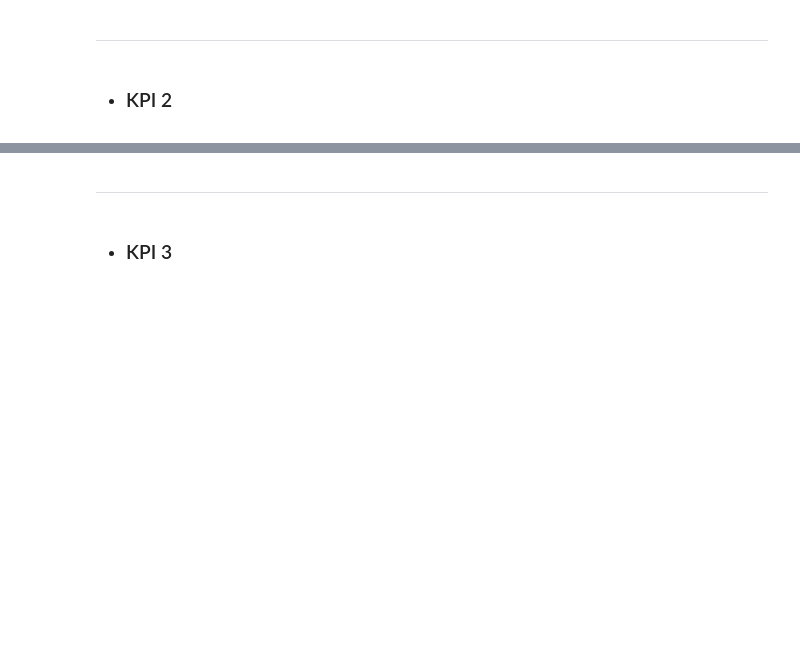
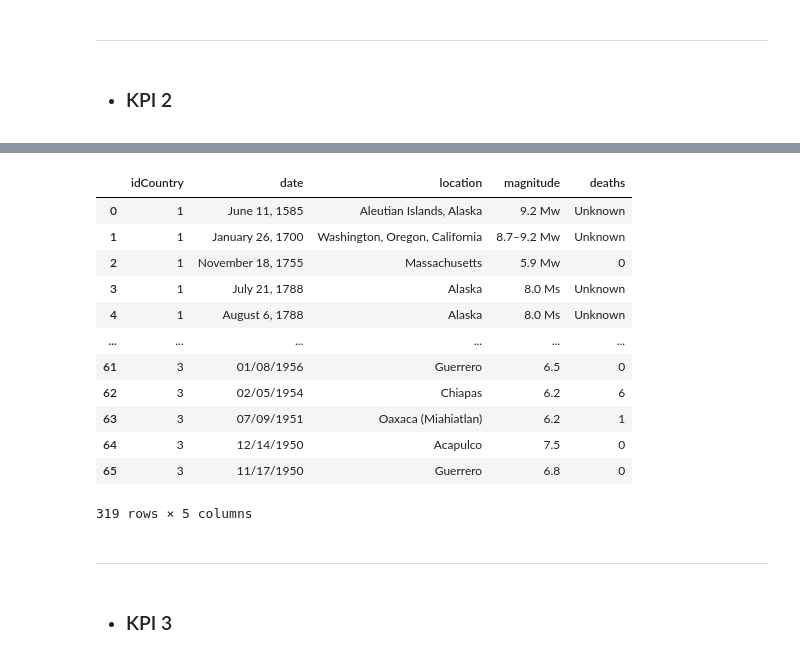
Before and after one commit to ReneRamosTrvn/alertas_sismicas, a Jupyter notebook: ETL.ipynb, the cells around one changed output, grey strips where cells are left out. Saved outputs shown, nothing was run; the diff lists cells and outputs as text; code cells hidden in the pictures; blank space fills up the shorter version.

```diff
--- a/ETL.ipynb
+++ b/ETL.ipynb
@@ -414,3 +409,21 @@ May 5, 2023
+# %%
+# Combinamos los 3 Dataframes para crear una tabla única de fatalidades
+df_fatalidades = pd.concat([df_usa, df_jap, df_mex])
+df_fatalidades
+# %% [output]
+|  | idCountry | date | location | magnitude | deaths |
+| 0 | 1 | June 11, 1585 | Aleutian Islands, Alaska | 9.2 Mw | Unknown |
+| 1 | 1 | January 26, 1700 | Washington, Oregon, California | 8.7–9.2 Mw | Unknown |
+| 2 | 1 | November 18, 1755 | Massachusetts | 5.9 Mw | 0 |
+| 3 | 1 | July 21, 1788 | Alaska | 8.0 Ms | Unknown |
+| 4 | 1 | August 6, 1788 | Alaska | 8.0 Ms | Unknown |
+| ... | ... | ... | ... | ... | ... |
+| 61 | 3 | 01/08/1956 | Guerrero | 6.5 | 0 |
+| 62 | 3 | 02/05/1954 | Chiapas | 6.2 | 6 |
+| 63 | 3 | 07/09/1951 | Oaxaca (Miahiatlan) | 6.2 | 1 |
+| 64 | 3 | 12/14/1950 | Acapulco | 7.5 | 0 |
+| 65 | 3 | 11/17/1950 | Guerrero | 6.8 | 0 |
+319 rows × 5 columns
 # %% [markdown]
 ---
 # %% [markdown]
```
Also changed, not shown: parts of 20 cells of this notebook.
